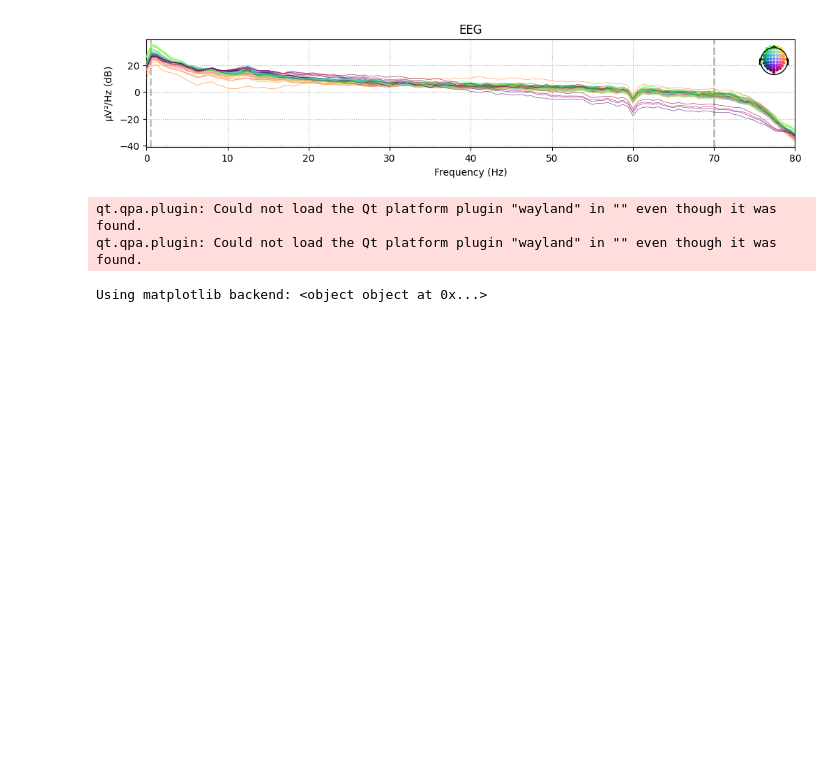
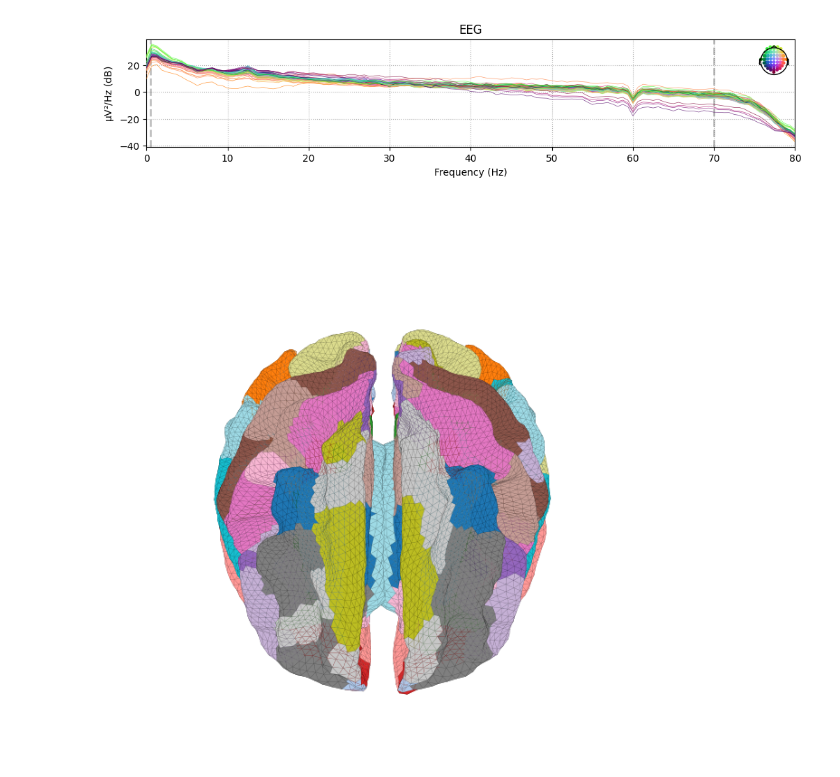
Before and after one commit to gjoelbye/TCAV-BENDR, a Jupyter notebook: notebooks/development-anders.ipynb, the cells around one changed output. Drawn from its saved outputs; the diff is of its cells as text; code cells hidden in the pictures; blank space fills up the shorter version.

```diff
--- a/notebooks/development-anders.ipynb
+++ b/notebooks/development-anders.ipynb
@@ -39,3 +32,6 @@ labels = [labels_lh, labels_rh]
+# %%
+parcellation_name = "aparc_sub" #HCPMMP1
+labels = get_labels(subjects_dir, parcellation_name)
 # %%
 vertices = get_vertices(src)
 tris_vertices = get_vertices_tris(src)
@@ -80,42 +41,26 @@ for hemi in range(2):
+# %%
+activity = [np.linspace(0, 1, len(labels[0])), np.linspace(0, 1, len(labels[1]))]
+values = activity_to_source_values(activity, labels, sources)
+tris_values = vertex_values_to_tris_values(tris_sources, values, func=np.max)
+tris_colors = cm.tab20(tris_values)
 # %%
-# fig = plt.figure(figsize=(6,6))
-# ax = fig.add_subplot(1, 1, 1, projection='3d')
-
-# for i in range(2):
-#     mesh = ax.plot_trisurf(*sources[i].T, triangles=tris_sources[i], linewidth=0.1, shade=False,
-#                             antialiased=True, edgecolor=(0,0,0,0.5))
-
-#     mesh.set_facecolors(tris_colors[i])
-
-# ax.set_xlim(-0.06, 0.06)
-# ax.set_ylim(-0.08, 0.04)
-# ax.set_zlim(-0.04, 0.09)
-# ax.set_box_aspect([1,1,1])
-# ax.view_init(45, 90)
-# ax.axis("off")
-# fig.subplots_adjust(left=0, right=1, bottom=0, top=1)
-
-# plt.show()
-
 fig = plt.figure(figsize=(6,6))
 ax = fig.add_subplot(1, 1, 1, projection='3d')
 
 for i in range(2):
-    mesh = ax.plot_trisurf(*vertices[i].T, triangles=tris_vertices[i], linewidth=0.1, shade=False,
+    mesh = ax.plot_trisurf(*sources[i].T, triangles=tris_sources[i], linewidth=0.1, shade=False,
                             antialiased=True, edgecolor=(0,0,0,0.5))
 
     mesh.set_facecolors(tris_colors[i])
 
 ax.set_xlim(-0.06, 0.06)
 ax.set_ylim(-0.08, 0.04)
 ax.set_zlim(-0.04, 0.09)
 ax.set_box_aspect([1,1,1])
 ax.view_init(45, 90)
 ax.axis("off")
 fig.subplots_adjust(left=0, right=1, bottom=0, top=1)
 
 plt.show()
 # %% [output]
-qt.qpa.plugin: Could not load the Qt platform plugin "wayland" in "" even though it was found.
-qt.qpa.plugin: Could not load the Qt platform plugin "wayland" in "" even though it was found.
-Using matplotlib backend: <object object at 0x...>
+[figure, added]
```
Also changed, not shown: parts of 12 cells of this notebook, 1 other file.
